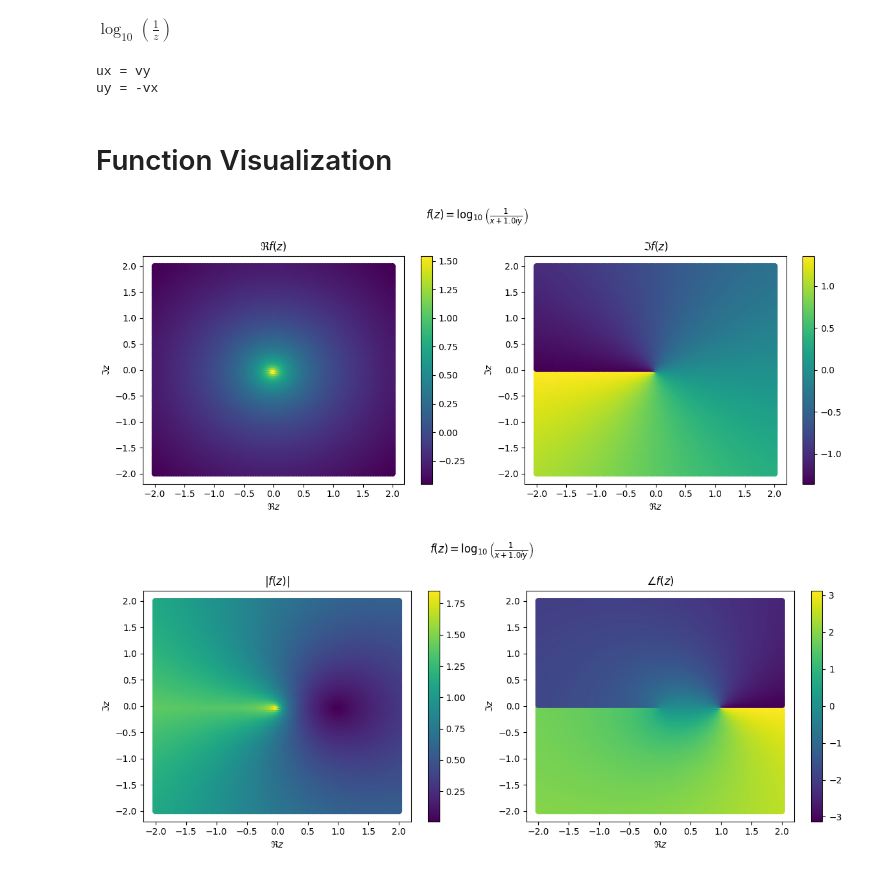
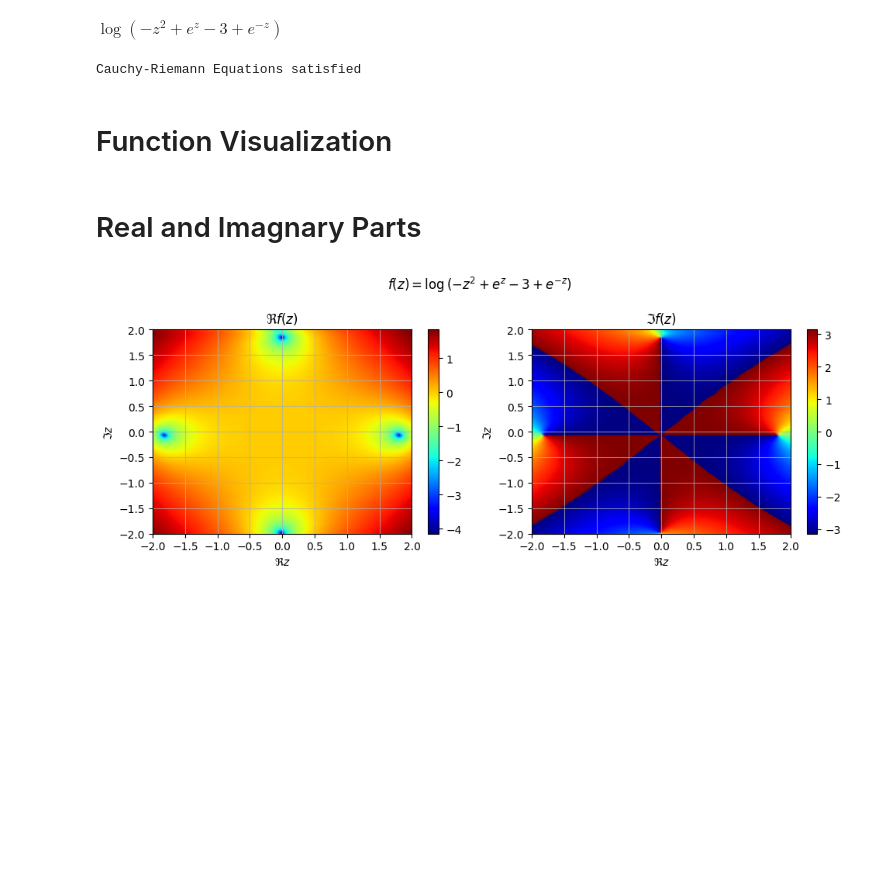
Before and after one commit to IMLL1/complexFunctions, a Jupyter notebook: ComplexFuncs.ipynb, the cells around one changed output. Saved outputs shown, nothing was run; the diff lists cells and outputs as text; code cells hidden in the pictures; blank space fills up the shorter version.

Commit message:
changed default function, added complex mapping plot

```diff
--- a/ComplexFuncs.ipynb
+++ b/ComplexFuncs.ipynb
@@ -4,9 +4,10 @@ import numpy as np
 import matplotlib.pyplot as plt
 # %%
 # pick f as a function of z
-f_text = "log10(1/z)"
+f_text = "exp(-z^2)+i*z"
+f_text = "log(exp(z)-3+exp(-z)-z^2)"
 sym.sympify(f_text)
 # %% [output]
-$\displaystyle \operatorname{log}_{10}{\left(\frac{1}{z} \right)}$
+$\displaystyle \log{\left(- z^{2} + e^{z} - 3 + e^{- z} \right)}$
 # %%
 # make it symbolic
@@ -25,61 +32,45 @@ uyEQnvx = (uy+vx).simplify() == 0
 # %%
-if uxEQvy:
-    print("ux = vy")
+if uxEQvy and uyEQnvx:
+    print("Cauchy-Riemann Equations satisfied")
 else:
-    print("ux != vy")
-if uyEQnvx:
-    print("uy = -vx")
-else:
-    print("uy != -vx")
-
-if (not (uxEQvy and uyEQnvx)):
     raise Warning("Cauchy-Riemann Equations not satisfied")
 # %% [output]
-ux = vy
-uy = -vx
+Cauchy-Riemann Equations satisfied
+# %%
+# mpl setup
+plt.rcParams.update({"axes.grid": True, "grid.alpha": 0.75, "image.cmap": "jet"})
 # %% [markdown]
 # Function Visualization
 # %%
-Xrange = [-2,2]
-Yrange = [-2,2]
-pts = np.meshgrid(np.linspace(*[*Xrange, 100]), np.linspace(*[*Yrange, 100]))
-X=pts[0]
-Y=pts[1]
+Xrange = [-2, 2]
+Yrange = [-2, 2]
+pts = np.meshgrid(np.linspace(*[*Xrange, 250]), np.linspace(*[*Yrange, 250]))
+X = pts[0]
+Y = pts[1]
 
-fNumpy = sym.lambdify((x,y), f, "numpy")
-fPts = fNumpy(X,Y)
+fNumpy = sym.lambdify((x, y), f_xy, "numpy")
+fPts = fNumpy(X, Y)
+# %% [markdown]
+# Real and Imagnary Parts
 # %%
-plt.figure(figsize=(12,5))
-plt.suptitle("$f(z)="+sym.latex(f)+"$")
-plt.subplot(1,2,1)
+plt.figure(figsize=(10, 4))
+plt.suptitle("$f(z)=" + sym.latex(f_z) + "$")
+plt.subplot(1, 2, 1)
 plt.scatter(X, Y, c=np.real(fPts))
-plt.xlabel("$\Re z$"); plt.ylabel("$\Im z$")
+plt.xlabel("$\Re z$")
+plt.ylabel("$\Im z$")
 plt.title("$\Re f(z)$")
+plt.axis([*Xrange, *Yrange])
 plt.colorbar()
 
-plt.subplot(1,2,2)
+plt.subplot(1, 2, 2)
 plt.scatter(X, Y, c=np.imag(fPts))
-plt.xlabel("$\Re z$"); plt.ylabel("$\Im z$")
+plt.xlabel("$\Re z$")
+plt.ylabel("$\Im z$")
 plt.title("$\Im f(z)$")
-plt.colorbar()
-plt.tight_layout()
-plt.show()
-
-plt.figure(figsize=(12,5))
-plt.suptitle("$f(z)="+sym.latex(f)+"$")
-plt.subplot(1,2,1)
-plt.scatter(X, Y, c=np.abs(fPts))
-plt.xlabel("$\Re z$"); plt.ylabel("$\Im z$")
-plt.title("$|f(z)|$")
+plt.axis([*Xrange, *Yrange])
 plt.colorbar()
 
-plt.subplot(1,2,2)
-plt.scatter(X, Y, c=np.angle(fPts))
-plt.xlabel("$\Re z$"); plt.ylabel("$\Im z$")
-plt.title("$\\angle f(z)$")
-plt.colorbar()
 plt.tight_layout()
-plt.show()
 # %% [output]
-[figure, old version]
+[figure, new version]
-[figure, removed]
```
Also changed, not shown: parts of 6 cells of this notebook, 1 other file.
